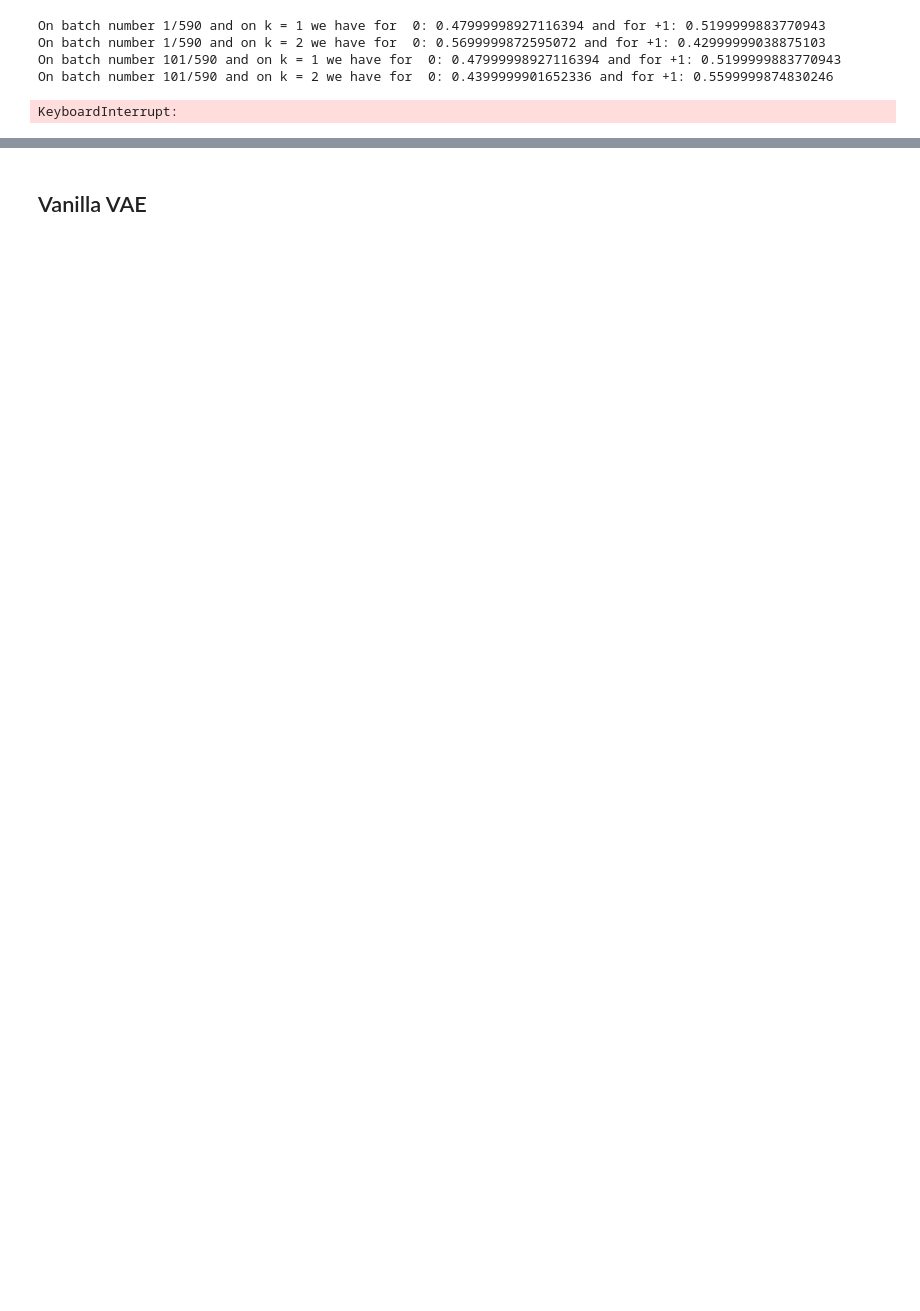
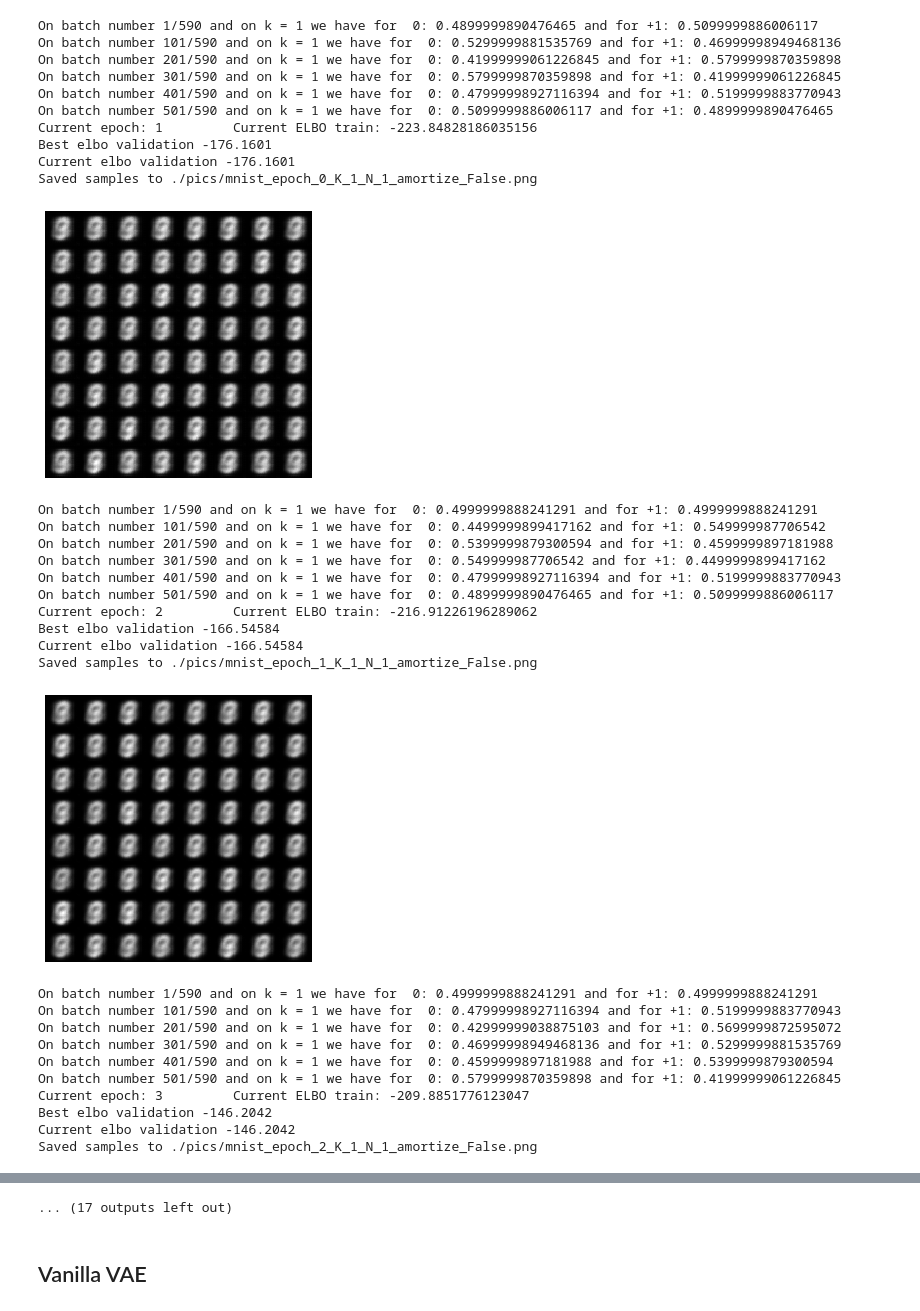
Before and after one commit to nkotelevskii/hmc, a Jupyter notebook: OUR_HMC_VAE.ipynb, the cells around one changed output, grey strips where cells are left out. Drawn from its saved outputs; the diff is of its cells as text; code cells hidden in the pictures; blank space fills up the shorter version.

```diff
--- a/OUR_HMC_VAE.ipynb
+++ b/OUR_HMC_VAE.ipynb
@@ -61,7 +61,7 @@ else:
 prior_params = list([])
 prior_flow = None
 
-if args.nf_prior:
+if args.num_flows_prior:
     flows = []
     for i in range(args.num_flows_prior):
         if args.nf_prior == 'IAF':
@@ -281,49 +281,85 @@ for ep in tqdm(range(args.num_epoches)): # cycle over epoches
     ###### validation ######
     target.decoder.eval()
 #             pdb.set_trace()
-    current_elbo_val = validate_vae(args=args, encoder=encoder, target=target, transitions=transitions, dataset=dataset)
+    current_elbo_val = validate_vae(args=args, encoder=encoder, target=target, transitions=transitions, dataset=dataset, get_prior=get_prior, prior_flow=prior_flow)
     if (current_elbo_val != current_elbo_val).sum():
         print('NAN appeared!')
         raise ValueError
     if current_elbo_val > best_elbo:
         current_tolerance = 0
         best_elbo = current_elbo_val
         if not os.path.exists('./models/{}/'.format(args.data)):
             os.makedirs('./models/{}/'.format(args.data))
         torch.save(encoder,
-            './models/{}/best_encoder_data_{}_K_{}_N_{}_fixtransition_{}_amortize_{}_learnreverse_{}_vanillaepoches_{}_hoffmanlike_{}_separateparams_{}_usebatchnorm_{}_decoder_{}.pt'.format(args.data,
+            './models/{}/best_encoder_data_{}_K_{}_N_{}_fixtransition_{}_amortize_{}_learnreverse_{}_vanillaepoches_{}_hoffmanlike_{}_separateparams_{}_usebatchnorm_{}_decoder_{}_nfprior_{}_numnfpriors_{}.pt'.format(args.data,
                                     args.data, args.K, args.N, args.fix_transition_params, args.amortize, args.learnable_reverse, args.vanilla_vae_epoches,
-                                                                                                args.hoffman_idea, args.separate_params, args.use_batchnorm, args.decoder))
+                                                                                                args.hoffman_idea, args.separate_params, args.use_batchnorm, args.decoder, args.nf_prior, args.num_flows_prior))
         torch.save(target.decoder,
-            './models/{}/best_decoder_data_{}_K_{}_N_{}_fixtransition_{}_amortize_{}_learnreverse_{}_vanillaepoches_{}_hoffmanlike_{}_separateparams_{}_usebatchnorm_{}_decoder_{}.pt'.format(args.data,
+            './models/{}/best_decoder_data_{}_K_{}_N_{}_fixtransition_{}_amortize_{}_learnreverse_{}_vanillaepoches_{}_hoffmanlike_{}_separateparams_{}_usebatchnorm_{}_decoder_{}_nfprior_{}_numnfpriors_{}.pt'.format(args.data,
                                     args.data, args.K, args.N, args.fix_transition_params, args.amortize, args.learnable_reverse, args.vanilla_vae_epoches,
-                                                                                                args.hoffman_idea, args.separate_params, args.use_batchnorm, args.decoder))
+                                                                                                args.hoffman_idea, args.separate_params, args.use_batchnorm, args.decoder, args.nf_prior, args.num_flows_prior))
         torch.save(transitions,
-            './models/{}/best_transitions_data_{}_K_{}_N_{}_fixtransition_{}_amortize_{}_learnreverse_{}_vanillaepoches_{}_hoffmanlike_{}_separateparams_{}_usebatchnorm_{}_decoder_{}.pt'.format(args.data,
+            './models/{}/best_transitions_data_{}_K_{}_N_{}_fixtransition_{}_amortize_{}_learnreverse_{}_vanillaepoches_{}_hoffmanlike_{}_separateparams_{}_usebatchnorm_{}_decoder_{}_nfprior_{}_numnfpriors_{}.pt'.format(args.data,
                                     args.data, args.K, args.N, args.fix_transition_params, args.amortize, args.learnable_reverse, args.vanilla_vae_epoches,
-                                                                                                args.hoffman_idea, args.separate_params, args.use_batchnorm, args.decoder))
+                                                                                                args.hoffman_idea, args.separate_params, args.use_batchnorm, args.decoder, args.nf_prior, args.num_flows_prior))
         if args.learnable_reverse:
             torch.save(reverse_kernel,
-            './models/{}/best_reverse_data_{}_K_{}_N_{}_fixtransition_{}_amortize_{}_learnreverse_{}_vanillaepoches_{}_hoffmanlike_{}_separateparams_{}_usebatchnorm_{}_decoder_{}.pt'.format(args.data,
+            './models/{}/best_reverse_data_{}_K_{}_N_{}_fixtransition_{}_amortize_{}_learnreverse_{}_vanillaepoches_{}_hoffmanlike_{}_separateparams_{}_usebatchnorm_{}_decoder_{}_nfprior_{}_numnfpriors_{}.pt'.format(args.data,
                                     args.data, args.K, args.N, args.fix_transition_params, args.amortize, args.learnable_reverse, args.vanilla_vae_epoches,
-                                                                                                args.hoffman_idea, args.separate_params, args.use_batchnorm, args.decoder))
+                                                                                                args.hoffman_idea, args.separate_params, args.use_batchnorm, args.decoder, args.nf_prior, args.num_flows_prior))
 
     else:
         current_tolerance += 1
         if current_tolerance >= args.early_stopping_tolerance:
             print("Early stopping on epoch {} (effectively trained for {} epoches)".format(ep,
                                               ep - args.early_stopping_tolerance))
             break
 
     if ep % print_info_ == 0:
         target.decoder.eval()
         print('Current epoch:', (ep + 1), '\t', 'Current ELBO train:', elbo_full.detach().mean().item())
         print('Best elbo validation', best_elbo)
         print('Current elbo validation', current_elbo_val)
-        plot_digit_samples(samples=get_samples(target.decoder, random_code), args=args, epoch=ep)
+
+        rand_code = random_code
+        if prior_flow:
+            for p in prior_flow.parameters():
+                p.requires_grad_(False)
+            for pflow in prior_flow:
+                rand_code = pflow._inverse(rand_code)
+            for p in prior_flow.parameters():
+                p.requires_grad_(True)
+        plot_digit_samples(samples=get_samples(target.decoder, rand_code), args=args, epoch=ep)
 # %% [output]
-On batch number 1/590 and on k = 1 we have for  0: 0.47999998927116394 and for +1: 0.5199999883770943
-On batch number 1/590 and on k = 2 we have for  0: 0.5699999872595072 and for +1: 0.42999999038875103
-On batch number 101/590 and on k = 1 we have for  0: 0.47999998927116394 and for +1: 0.5199999883770943
-On batch number 101/590 and on k = 2 we have for  0: 0.4399999901652336 and for +1: 0.5599999874830246
+On batch number 1/590 and on k = 1 we have for  0: 0.4899999890476465 and for +1: 0.5099999886006117
+On batch number 101/590 and on k = 1 we have for  0: 0.5299999881535769 and for +1: 0.46999998949468136
+On batch number 201/590 and on k = 1 we have for  0: 0.41999999061226845 and for +1: 0.5799999870359898
+On batch number 301/590 and on k = 1 we have for  0: 0.5799999870359898 and for +1: 0.41999999061226845
+On batch number 401/590 and on k = 1 we have for  0: 0.47999998927116394 and for +1: 0.5199999883770943
+On batch number 501/590 and on k = 1 we have for  0: 0.5099999886006117 and for +1: 0.4899999890476465
+Current epoch: 1         Current ELBO train: -223.84828186035156
+Best elbo validation -176.1601
+Current elbo validation -176.1601
+Saved samples to ./pics/mnist_epoch_0_K_1_N_1_amortize_False.png
+[figure, added]
-KeyboardInterrupt:
+On batch number 1/590 and on k = 1 we have for  0: 0.4999999888241291 and for +1: 0.4999999888241291
+On batch number 101/590 and on k = 1 we have for  0: 0.4499999899417162 and for +1: 0.549999987706542
+On batch number 201/590 and on k = 1 we have for  0: 0.5399999879300594 and for +1: 0.4599999897181988
+On batch number 301/590 and on k = 1 we have for  0: 0.549999987706542 and for +1: 0.4499999899417162
+On batch number 401/590 and on k = 1 we have for  0: 0.47999998927116394 and for +1: 0.5199999883770943
+On batch number 501/590 and on k = 1 we have for  0: 0.4899999890476465 and for +1: 0.5099999886006117
+Current epoch: 2         Current ELBO train: -216.91226196289062
+Best elbo validation -166.54584
+Current elbo validation -166.54584
+Saved samples to ./pics/mnist_epoch_1_K_1_N_1_amortize_False.png
+[figure, added]
+On batch number 1/590 and on k = 1 we have for  0: 0.4999999888241291 and for +1: 0.4999999888241291
+On batch number 101/590 and on k = 1 we have for  0: 0.47999998927116394 and for +1: 0.5199999883770943
+On batch number 201/590 and on k = 1 we have for  0: 0.42999999038875103 and for +1: 0.5699999872595072
+On batch number 301/590 and on k = 1 we have for  0: 0.46999998949468136 and for +1: 0.5299999881535769
+On batch number 401/590 and on k = 1 we have for  0: 0.4599999897181988 and for +1: 0.5399999879300594
+On batch number 501/590 and on k = 1 we have for  0: 0.5799999870359898 and for +1: 0.41999999061226845
+Current epoch: 3         Current ELBO train: -209.8851776123047
+Best elbo validation -146.2042
+Current elbo validation -146.2042
+Saved samples to ./pics/mnist_epoch_2_K_1_N_1_amortize_False.png
@@ -330,3 +400,4 @@ KeyboardInterrupt:
+... (17 outputs left out)
 # %%
 print(best_elbo)
 # %%
```
Also changed, not shown: parts of 1 cell of this notebook, 2 other files.
